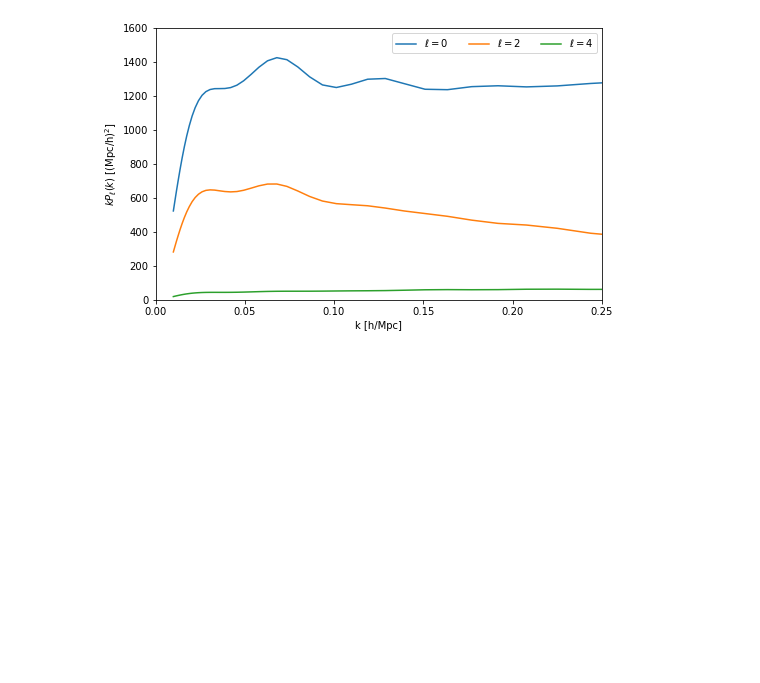
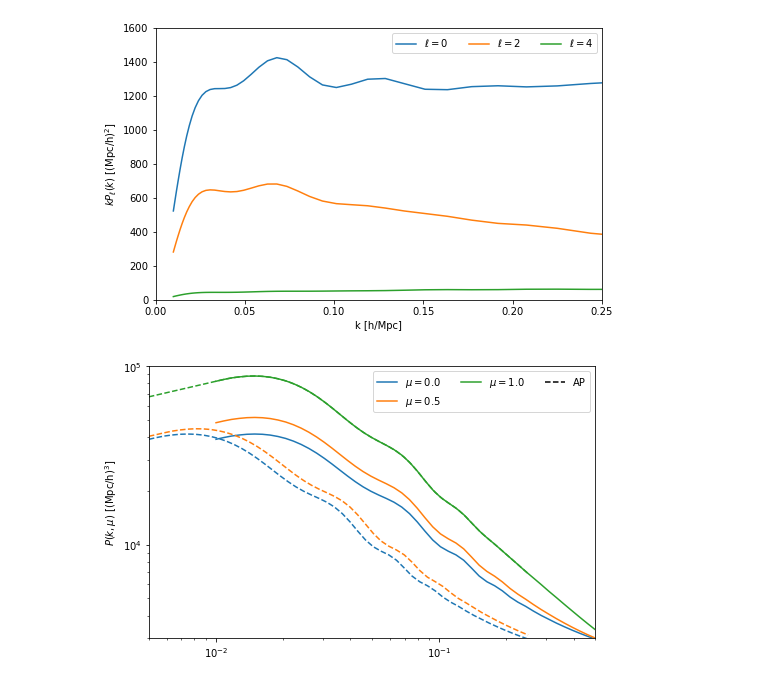
Before and after one commit to sfschen/velocileptors, a Jupyter notebook: LPT Examples.ipynb, the cells around one changed output. Saved outputs shown, nothing was run; the diff lists cells and outputs as text; code cells hidden in the pictures; blank space fills up the shorter version.

```diff
--- a/LPT Examples.ipynb
+++ b/LPT Examples.ipynb
@@ -361,3 +361,42 @@ plt.legend(ncol=3,loc='upper right')
 plt.show()
 # %% [output]
 [figure]
+# %%
+# Finally, we can add in the AP effect:
+
+# As an example let's take:
+apar, aperp = 2, 1
+pars = [0.7, 0.5, -0.3, 0, 10, 20, -60, 1800, -1000]
+
+# Now combine into wedges via the moment expansion...
+# Compared here to Kaiser x Real Space P(k), which is very different!
+
+plt.figure(figsize=(8,5))
+
+mus = [0, 0.5, 1]
+
+
+for ii, mu in enumerate(mus):
+
+    kw, pw = moments.compute_redshift_space_power_at_mu(pars,f,mu,reduced=True)
+    plt.plot(kw, pw,'C'+str(ii)+'-',label=r'$\mu = %.1f$'%(mu))
+
+    kw, pw = moments.compute_redshift_space_power_at_mu(pars,f,mu,reduced=True,apar=apar,aperp=aperp)
+    plt.plot(kw/2, pw ,'C'+str(ii)+'--')
+
+plt.plot(kw, -1000*kw, 'k--',label='AP')
+plt.ylabel(r'$P(k,\mu)$ [(Mpc/h)$^3$]')
+
+plt.xscale('log')
+plt.yscale('log')
+
+plt.xlim(0.005,0.5)
+plt.ylim(3000,100000)
+
+plt.legend(ncol=3,loc='upper right')
+
+
+
+plt.show()
+# %% [output]
+[figure, added]
```
Also changed, not shown: parts of 7 cells of this notebook, 2 other files.
